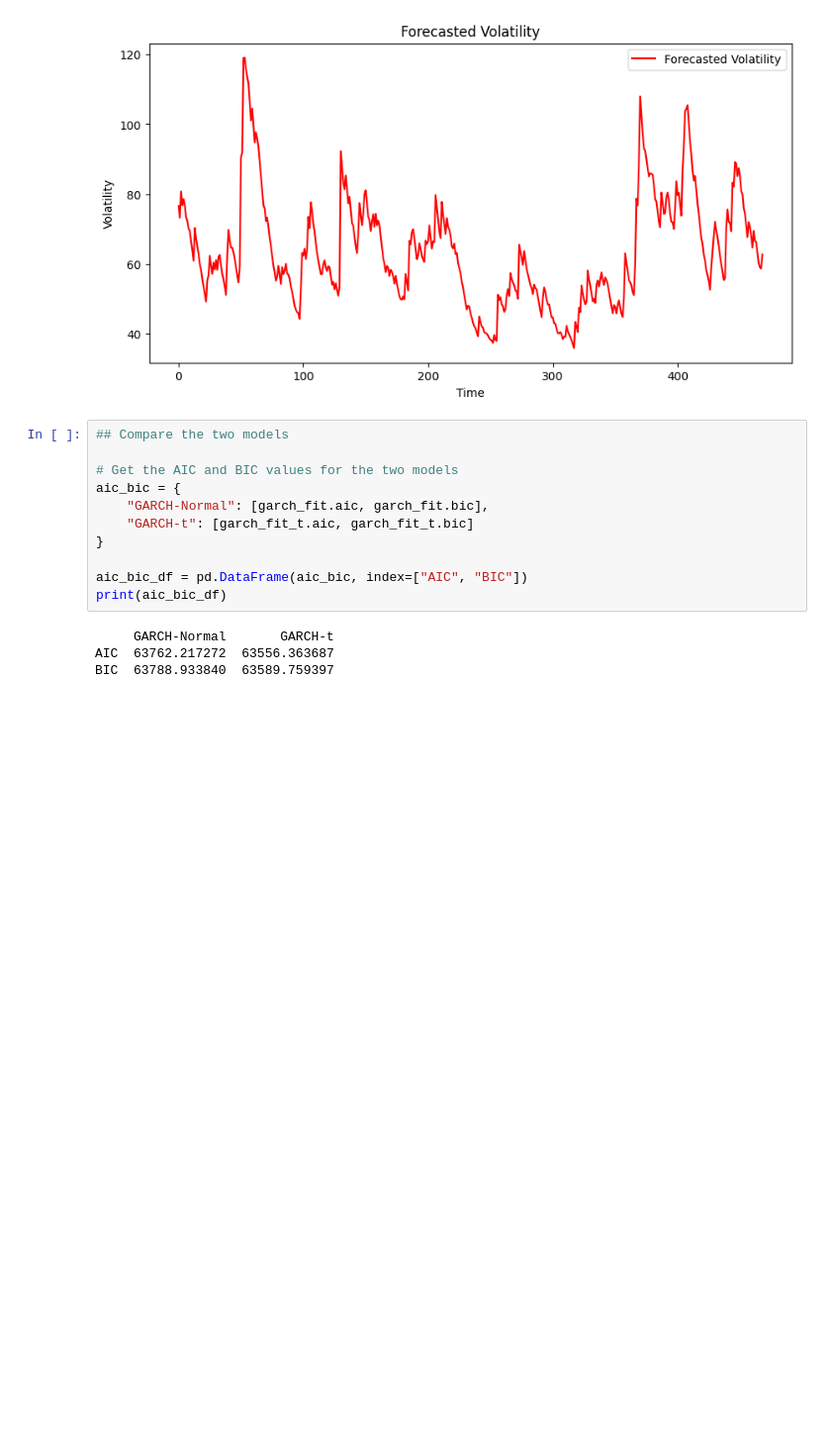
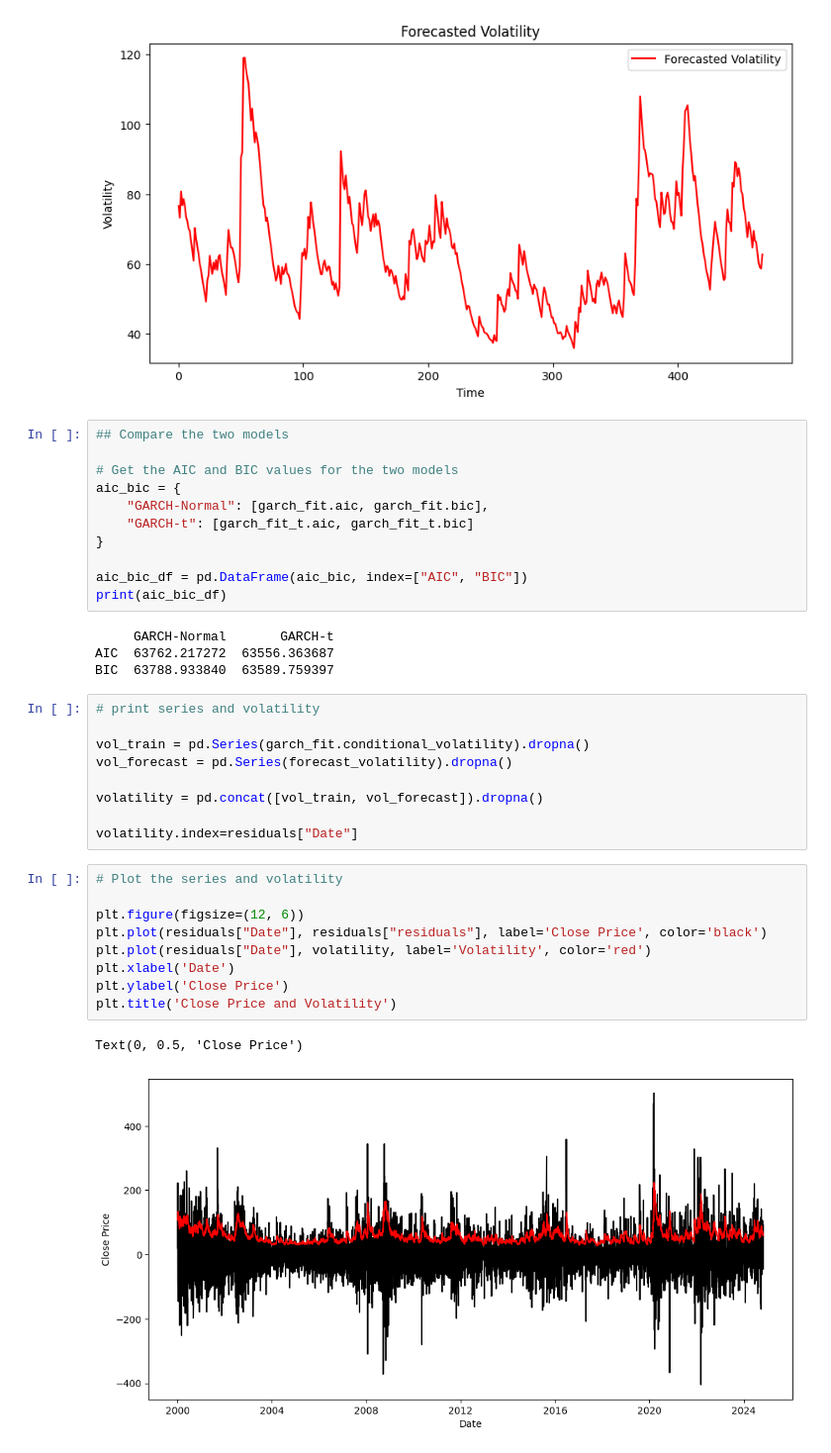
Before and after one commit to mathis-blln/projet_STA, a Jupyter notebook: Machine learning models/regression_ridge.ipynb, the cells around one changed output. Shown: that part at 99% size. Cells and saved outputs as stored; diff of their text form; blank space fills up the shorter version.

Commit message:
GARCH on residuals

```diff
--- a/Machine learning models/regression_ridge.ipynb
+++ b/Machine learning models/regression_ridge.ipynb
@@ -498,3 +520,24 @@ print(aic_bic_df)
      GARCH-Normal       GARCH-t
 AIC  63762.217272  63556.363687
 BIC  63788.933840  63589.759397
+# %%
+# print series and volatility
+
+vol_train = pd.Series(garch_fit.conditional_volatility).dropna()
+vol_forecast = pd.Series(forecast_volatility).dropna()
+
+volatility = pd.concat([vol_train, vol_forecast]).dropna()
+
+volatility.index=residuals["Date"]
+# %%
+# Plot the series and volatility
+
+plt.figure(figsize=(12, 6))
+plt.plot(residuals["Date"], residuals["residuals"], label='Close Price', color='black')
+plt.plot(residuals["Date"], volatility, label='Volatility', color='red')
+plt.xlabel('Date')
+plt.ylabel('Close Price')
+plt.title('Close Price and Volatility')
+# %% [output]
+Text(0, 0.5, 'Close Price')
+[figure, added]
```
Also changed, not shown: parts of 7 cells of this notebook, 6 other files.
